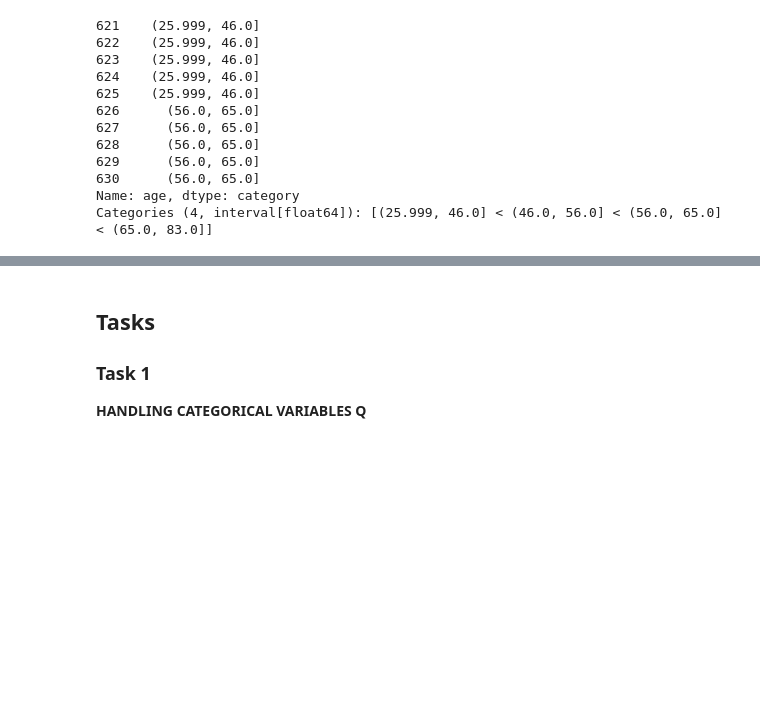
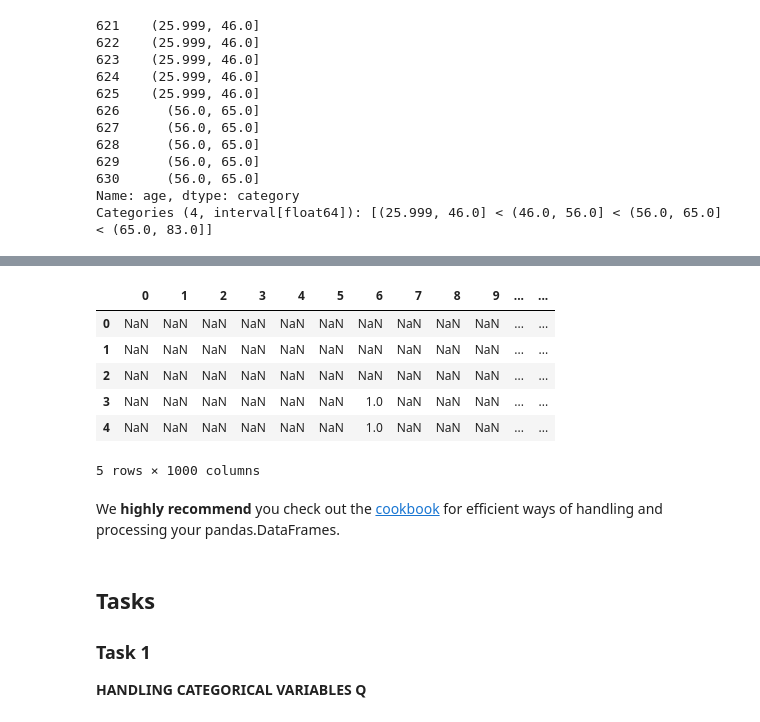
Before and after one commit to ecs-vlc/PythonTeaching, a Jupyter notebook: 03-Data/02 Pandas Intermediate.ipynb, the cells around one changed output, grey strips where cells are left out. Saved outputs shown, nothing was run; the diff lists cells and outputs as text; code cells hidden in the pictures; blank space fills up the shorter version.

```diff
--- a/03-Data/02 Pandas Intermediate.ipynb
+++ b/03-Data/02 Pandas Intermediate.ipynb
@@ -398,3 +468,16 @@ Categories (4, interval[float64]): [(25.999, 46.0] < (46.0, 56.0] < (56.0, 65.0]
+# %%
+sdf = pd.SparseDataFrame(scip_sps)
+sdf.head()
+# %% [output]
+|  | 0 | 1 | 2 | 3 | 4 | 5 | 6 | 7 | 8 | 9 | ... | ... |
+| 0 | NaN | NaN | NaN | NaN | NaN | NaN | NaN | NaN | NaN | NaN | ... | ... |
+| 1 | NaN | NaN | NaN | NaN | NaN | NaN | NaN | NaN | NaN | NaN | ... | ... |
+| 2 | NaN | NaN | NaN | NaN | NaN | NaN | NaN | NaN | NaN | NaN | ... | ... |
+| 3 | NaN | NaN | NaN | NaN | NaN | NaN | 1.0 | NaN | NaN | NaN | ... | ... |
+| 4 | NaN | NaN | NaN | NaN | NaN | NaN | 1.0 | NaN | NaN | NaN | ... | ... |
+5 rows × 1000 columns
+# %% [markdown]
+We **highly recommend** you check out the [cookbook](https://pandas.pydata.org/pandas-docs/stable/cookbook.html) for efficient ways of handling and processing your pandas.DataFrames.
 # %% [markdown]
 ## Tasks
 
```
Also changed, not shown: parts of 25 cells of this notebook, 1 other file.
